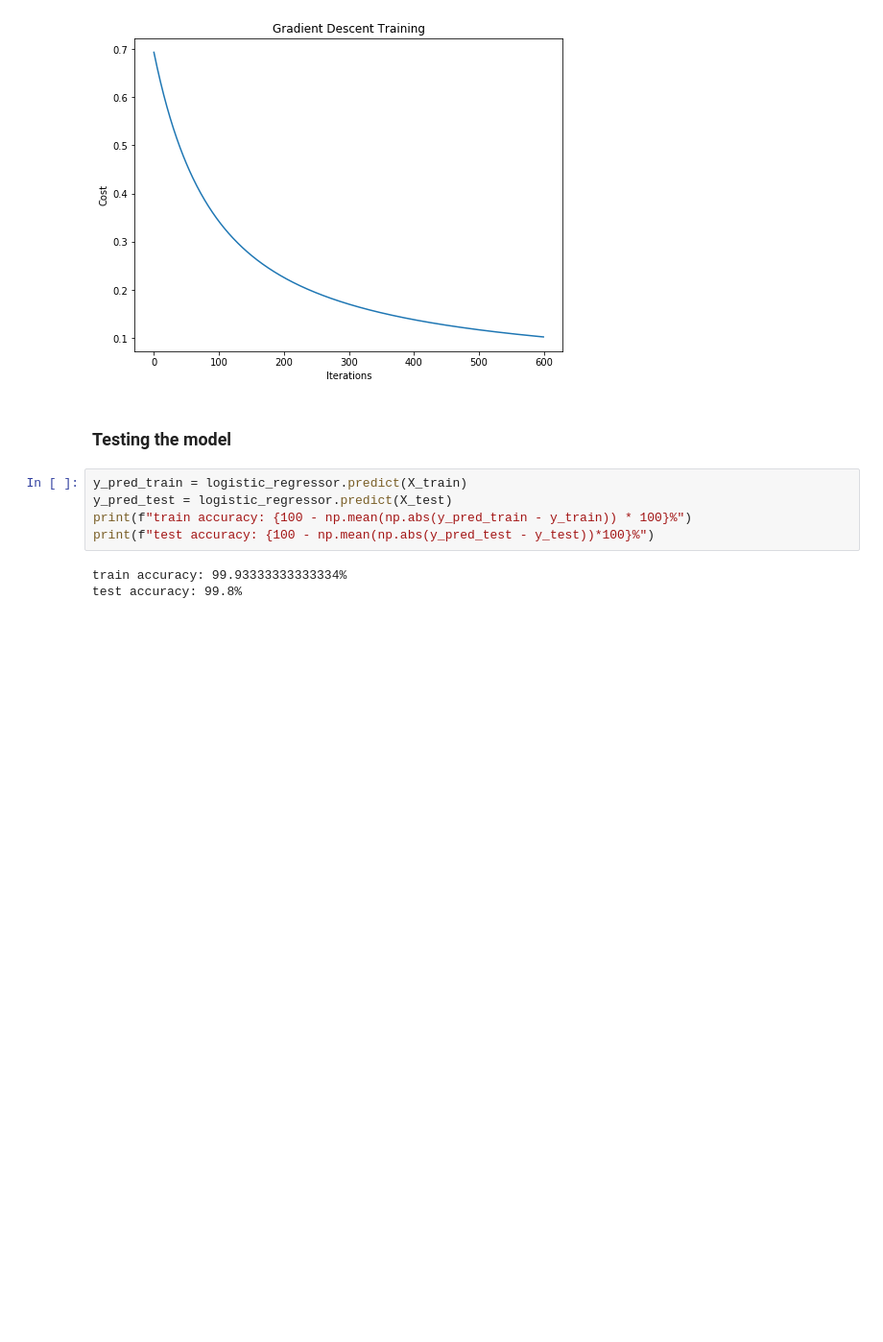
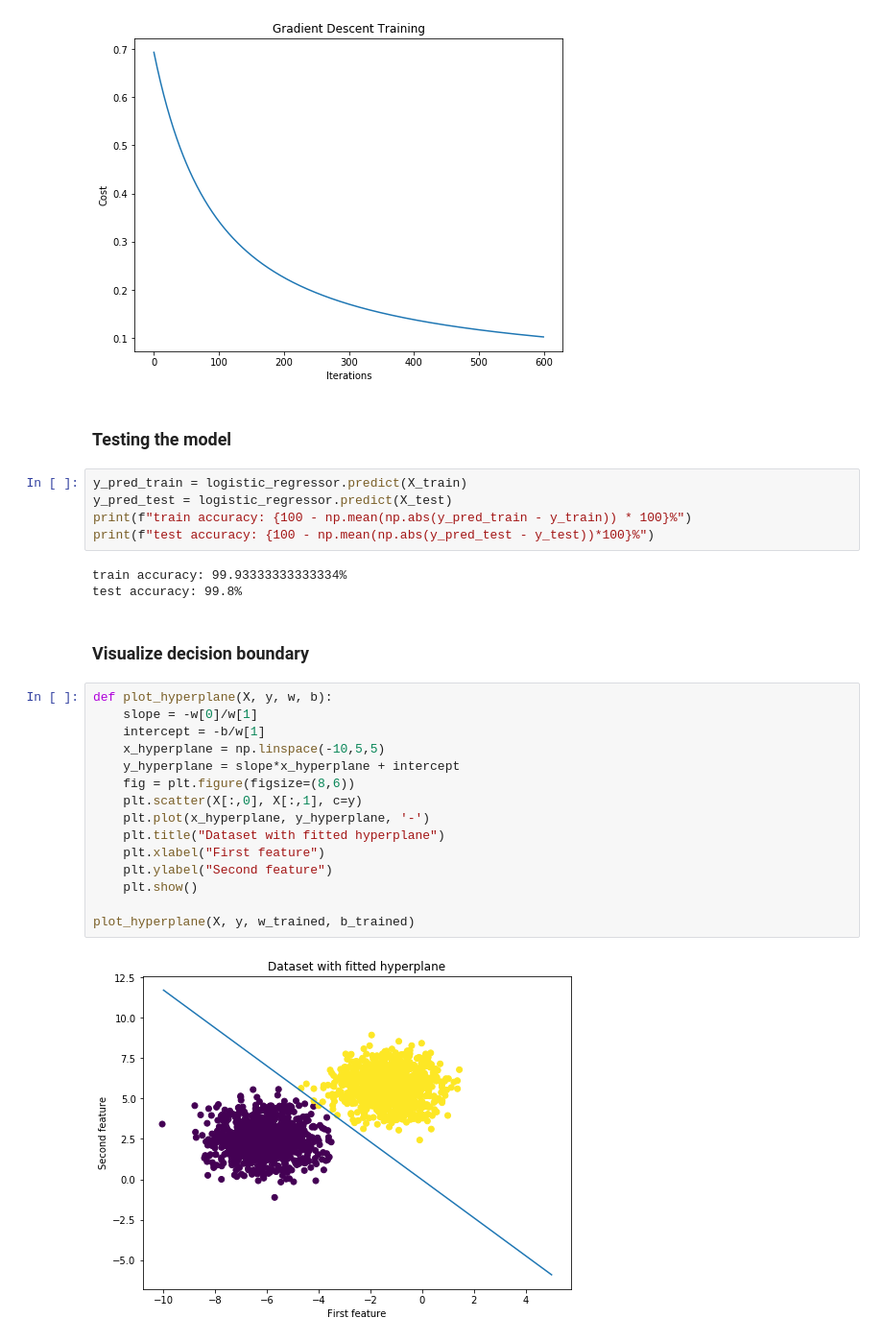
Before and after one commit to vedantc6/MLScratch, a Jupyter notebook: logistic_regression.ipynb, the cells around one changed output. Shown at 96% size. Cells and saved outputs as stored; diff of their text form; blank space fills up the shorter version.

```diff
--- a/logistic_regression.ipynb
+++ b/logistic_regression.ipynb
@@ -124,3 +124,22 @@ print(f"test accuracy: {100 - np.mean(np.abs(y_pred_test - y_test))*100}%")
 # %% [output]
 train accuracy: 99.93333333333334%
 test accuracy: 99.8%
+# %% [markdown]
+### Visualize decision boundary
+# %%
+def plot_hyperplane(X, y, w, b):
+    slope = -w[0]/w[1]
+    intercept = -b/w[1]
+    x_hyperplane = np.linspace(-10,5,5)
+    y_hyperplane = slope*x_hyperplane + intercept
+    fig = plt.figure(figsize=(8,6))
+    plt.scatter(X[:,0], X[:,1], c=y)
+    plt.plot(x_hyperplane, y_hyperplane, '-')
+    plt.title("Dataset with fitted hyperplane")
+    plt.xlabel("First feature")
+    plt.ylabel("Second feature")
+    plt.show()
+
+plot_hyperplane(X, y, w_trained, b_trained)
+# %% [output]
+[figure, added]
```
